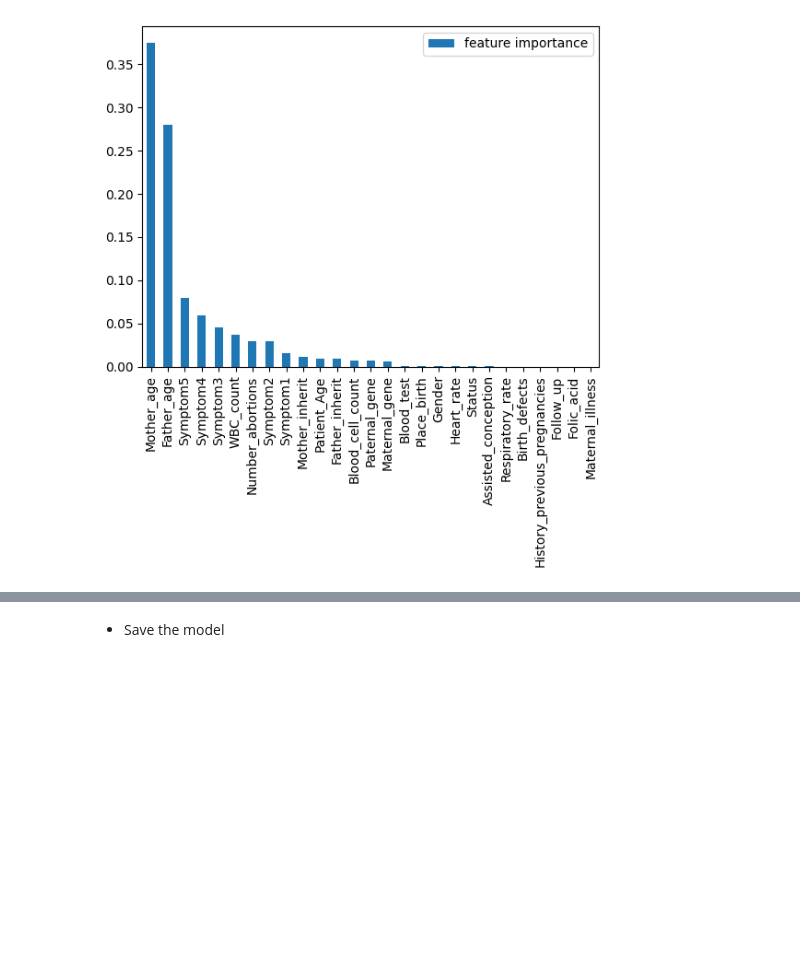
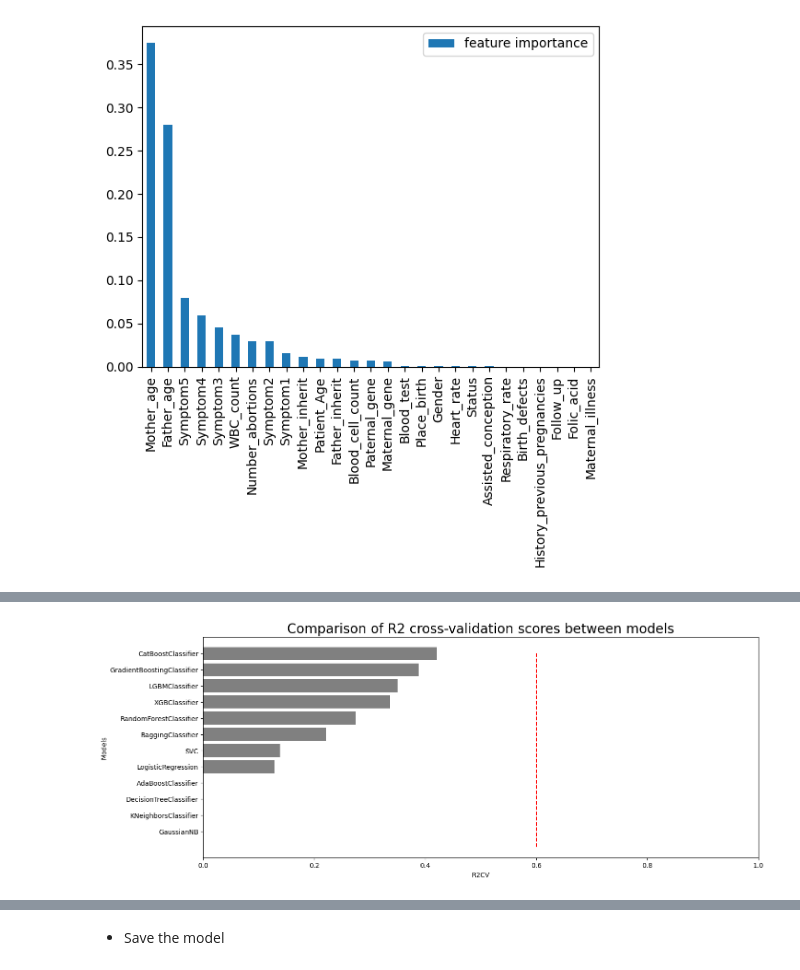
Before and after one commit to crodilla/Genomes_project, a Jupyter notebook: src/notebooks/project_ML.ipynb, the cells around one changed output, grey strips where cells are left out. Saved outputs shown, nothing was run; the diff lists cells and outputs as text; code cells hidden in the pictures; blank space fills up the shorter version.

```diff
--- a/src/notebooks/project_ML.ipynb
+++ b/src/notebooks/project_ML.ipynb
@@ -836,22 +770,0 @@ pipeline_Gen.score(X_Gen_test, y_Gen_test)
-# %%
-# Evaluate the pipeline model
-name = "Clustering and Gradient Boosting"
-prediction = Gen_model.predict(X_Gen_test)
-accuracy = metrics.accuracy_score(y_Gen_test, prediction)
-precision = precision_score(y_Gen_test, prediction, average="weighted")
-recall = recall_score(y_Gen_test, prediction, average="weighted")
-f1 = f1_score(y_Gen_test, prediction, average="weighted")
-R2CV = cross_val_score(Gen_model,X_Gen_test,y_Gen_test,cv=10,verbose=False).mean()
-
-print("-"*(len(name)+2))
-print("|"+ name + "|")
-print("-"*(len(name)+2))
-print("Accuracy: " + str(accuracy))
-print("Precision: " + str(precision))
-print("Recall: " + str(recall))
-print("F1 Score: " + str(f1))
-print("R2 Cross Validation mean: " + str(R2CV*100))
-print("--------------------------------------------------------------------------")
-print("")
-
-# Metrics dropped and are worse than doing the Gradient Boosting alone
@@ -918,0 +1011,8 @@ Metrics have been deeply affected by clustering, so it won't be used for the fin
+# %%
+results_sub_df = pd.DataFrame([lst_sub_models, lst_sub_accuracy, lst_sub_precision, lst_sub_recall,
+lst_sub_f1, lst_sub_r2cv]).T.rename(columns={0: "Models", 1: "Accuracy", 2: "Precision", 3: "Recall", 4: "F1 Score", 5: "R2CV"})
+for col in ["Accuracy", "Precision", "Recall", "F1 Score", "R2CV"]:
+    results_df[col] = results_df[col].astype(float)
+
+results_sub_df.sort_values(by="R2CV", inplace=True, ascending=False)
+results_sub_df
@@ -918,0 +1033,13 @@ Metrics have been deeply affected by clustering, so it won't be used for the fin
+# %%
+figure = plt.figure(figsize=(15,6))
+sns.barplot(x="R2CV", y="Models", data=results_sub_df, color="grey")
+plt.xlabel("R2CV")
+plt.ylabel("Models")
+plt.xlim(0,1)
+plt.vlines(0.6, ymin=0, ymax=12, color='red', linestyle='--')
+plt.title("Comparison of R2 cross-validation scores between models", size=20)
+plt.show()
+
+# Vertical line aims to highlight the best models (R2CV >= 60%), in this case all models have R2 lower than 70%
+# %% [output]
+[figure, added]
```
Also changed, not shown: parts of 69 cells of this notebook, 11 other files.
